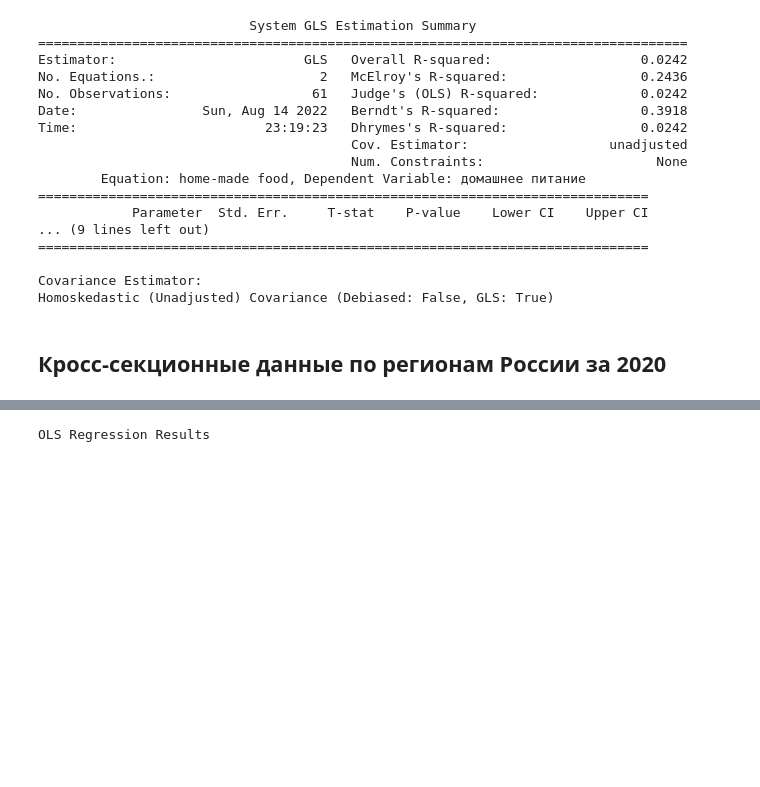
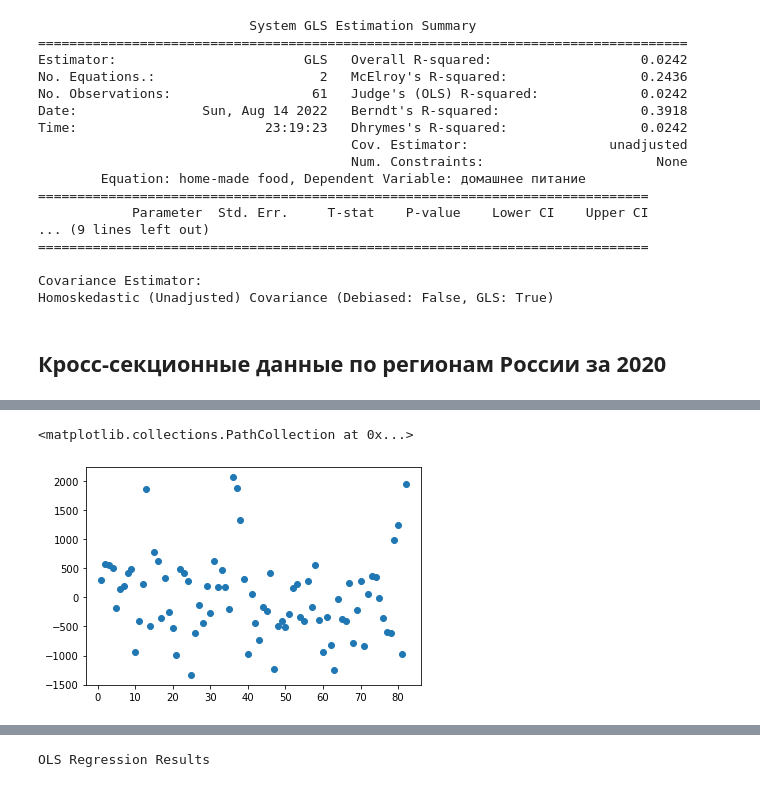
Before and after one commit to chereshan/Term-Paper, a Jupyter notebook: Linear Expenditure Systems (LES) Replication.ipynb, the cells around one changed output, grey strips where cells are left out. Drawn from its saved outputs; the diff is of its cells as text; code cells hidden in the pictures; blank space fills up the shorter version.

```diff
--- a/Linear Expenditure Systems (LES) Replication.ipynb
+++ b/Linear Expenditure Systems (LES) Replication.ipynb
@@ -1146,0 +867,6 @@ dtype: float64
+# %%
+Households_fitted=modfit.fitted_values
+# %%
+Households_fitted['Healthcare']=alpha0+beta0*Households_abs_final.Total_consumption
+# %%
+Households_fitted["Total_consumption"]=Households_fitted.sum(axis=1)
@@ -1197,0 +935,9 @@ Households_abs4
+# %%
+Households_abs_resids=modfit.resids
+Households_abs_resids['Healthcare']=Households_abs_final['Healthcare']-Households_fitted['Healthcare']
+Households_abs_resids["Total_consumption"]=Households_abs_final["Total_consumption"]-Households_fitted["Total_consumption"]
+# %%
+plt.scatter(Households_abs_resids.iloc[:,0].index,Households_abs_resids.iloc[:,0])
+# %% [output]
+<matplotlib.collections.PathCollection at 0x...>
+[figure, added]
```
Also changed, not shown: parts of 94 cells of this notebook.
